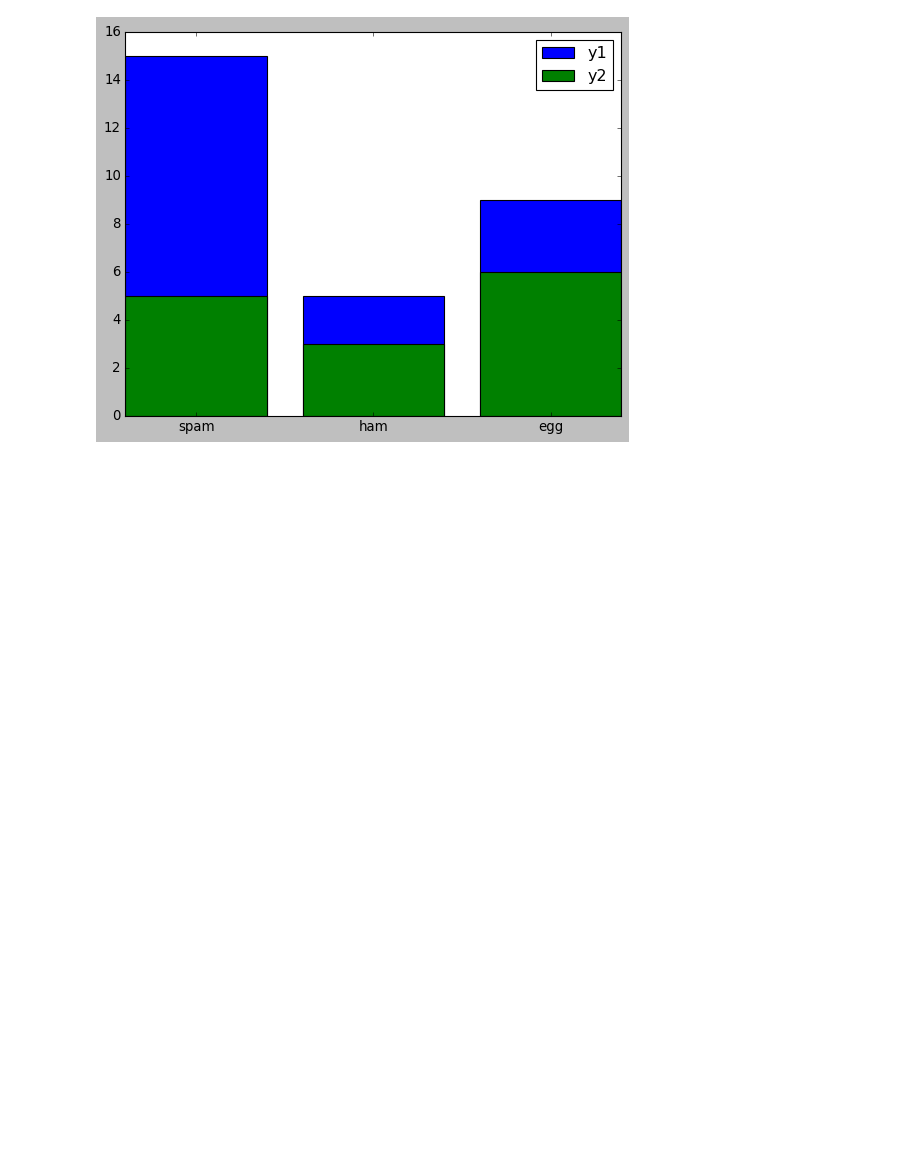
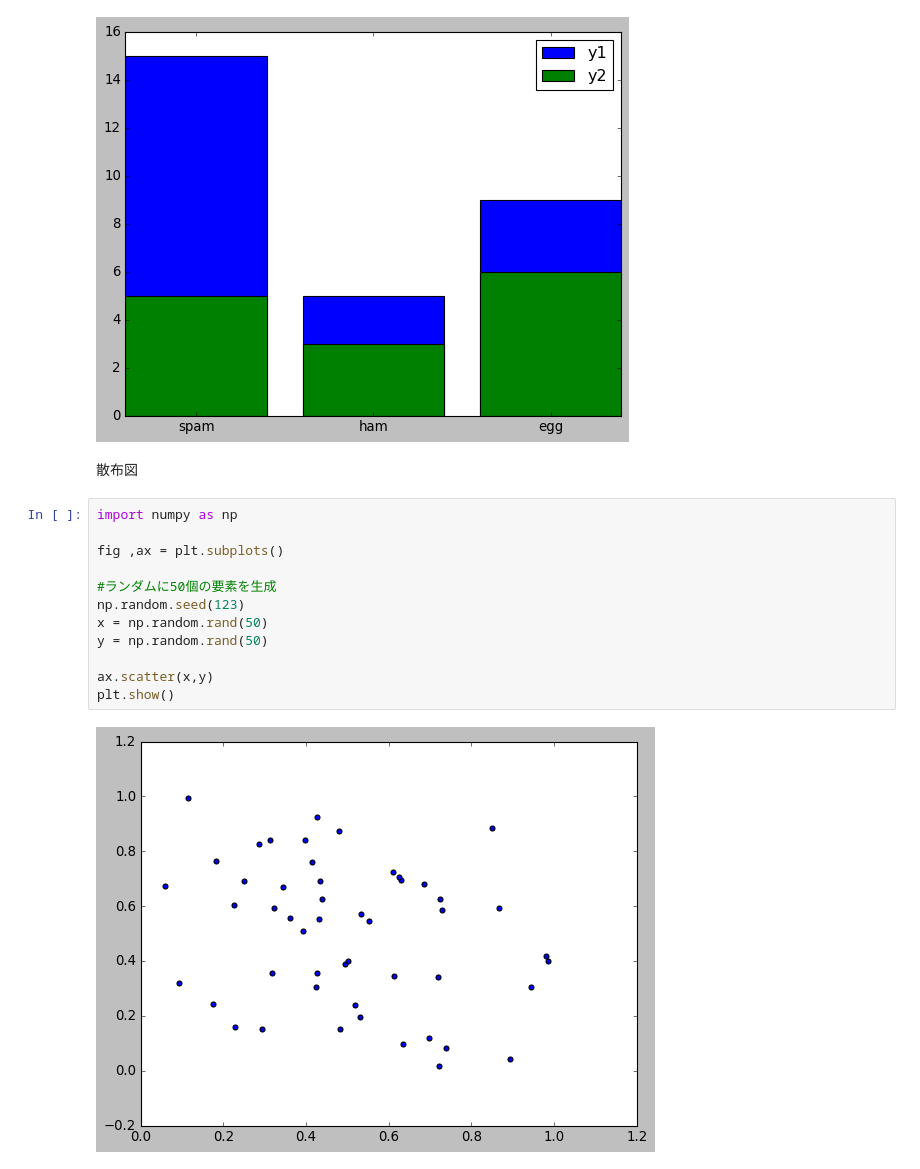
Before and after one commit to its1b3g-kteam/tsubaki_work, a Jupyter notebook: インプット/教科書/Chap4_matplotlib.ipynb, the cells around one changed output. Drawn from its saved outputs; the diff is of its cells as text; blank space fills up the shorter version.

```diff
--- a/インプット/教科書/Chap4_matplotlib.ipynb
+++ b/インプット/教科書/Chap4_matplotlib.ipynb
@@ -203,3 +203,19 @@ ax.legend()
 plt.show()
 # %% [output]
 [figure]
+# %% [markdown]
+散布図
+# %%
+import numpy as np
+
+fig ,ax = plt.subplots()
+
+#ランダムに50個の要素を生成
+np.random.seed(123)
+x = np.random.rand(50)
+y = np.random.rand(50)
+
+ax.scatter(x,y)
+plt.show()
+# %% [output]
+[figure, added]
```
Also changed, not shown: parts of 6 cells of this notebook.
